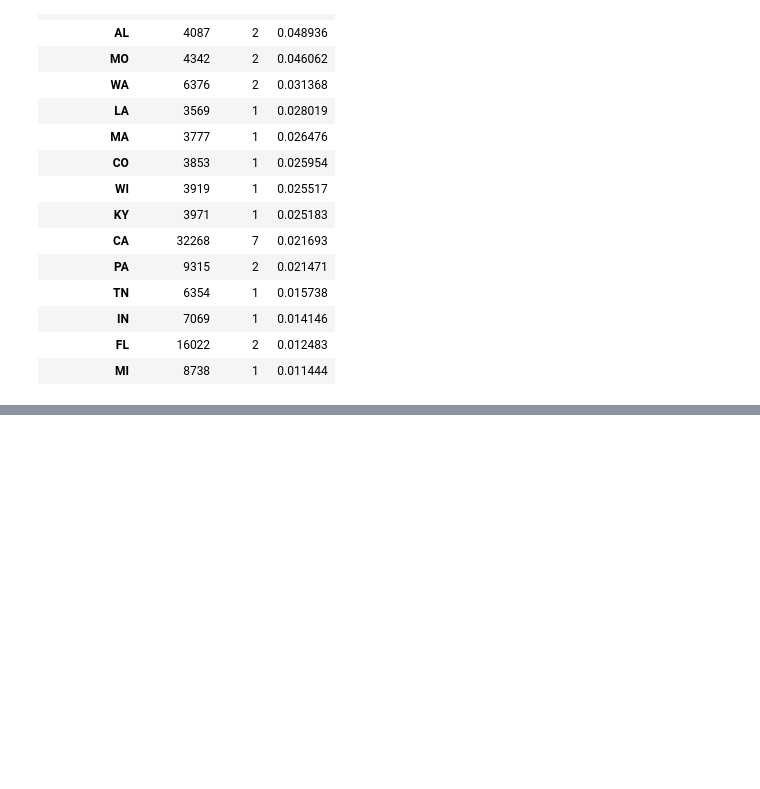
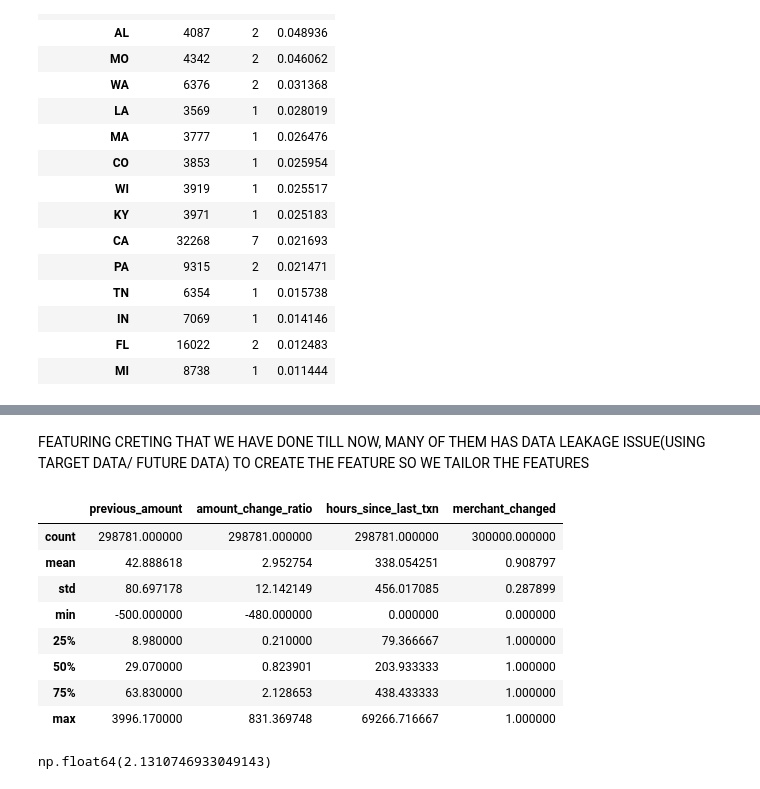
Before and after one commit to kumari-priyanka-22/Finance_ML_Project, a Jupyter notebook: Untitled.ipynb, the cells around one changed output, grey strips where cells are left out. Drawn from its saved outputs; the diff is of its cells as text; code cells hidden in the pictures; blank space fills up the shorter version.

Commit message:
final feature engineering , taken care of data leakage

```diff
--- a/Untitled.ipynb
+++ b/Untitled.ipynb
@@ -1204,0 +1410,3 @@ state_fraud_filtered.head(15)
+# %% [markdown]
+FEATURING CRETING THAT WE HAVE DONE TILL NOW, MANY OF THEM HAS DATA LEAKAGE ISSUE(USING TARGET DATA/ FUTURE DATA) TO CREATE THE FEATURE
+SO WE TAILOR THE FEATURES
@@ -1204,0 +1425,55 @@ state_fraud_filtered.head(15)
+# %%
+# Compare current transaction against immediately previous one.
+model_df['amount_change_ratio'] = (
+    model_df['amount']
+    /
+    (model_df['previous_amount'] + 1)   # =1 TO AVOID DIVISION BY 0
+)
+# %%
+# Time Since Last Transaction
+model_df['hours_since_last_txn'] = (
+    model_df.groupby('client_id')['date']
+    .diff()
+    .dt.total_seconds()
+    / 3600
+)
+# %%
+# Fraudsters frequently switch merchants.
+model_df['previous_merchant'] = (
+    model_df
+    .groupby('client_id')['merchant_id']
+    .shift(1)
+)
+# %%
+model_df['merchant_changed'] = (
+    model_df['merchant_id']
+    != model_df['previous_merchant']
+).astype(int)
+# %%
+model_df[
+    [
+        'previous_amount',
+        'amount_change_ratio',
+        'hours_since_last_txn',
+        'merchant_changed'
+    ]
+].describe()
+# %% [output]
+|  | previous_amount | amount_change_ratio | hours_since_last_txn | merchant_changed |
+| count | 298781.000000 | 298781.000000 | 298781.000000 | 300000.000000 |
+| mean | 42.888618 | 2.952754 | 338.054251 | 0.908797 |
+| std | 80.697178 | 12.142149 | 456.017085 | 0.287899 |
+| min | -500.000000 | -480.000000 | 0.000000 | 0.000000 |
+| 25% | 8.980000 | 0.210000 | 79.366667 | 1.000000 |
+| 50% | 29.070000 | 0.823901 | 203.933333 | 1.000000 |
+| 75% | 63.830000 | 2.128653 | 438.433333 | 1.000000 |
+| max | 3996.170000 | 831.369748 | 69266.716667 | 1.000000 |
+# %%
+# amount_changed_ratio is highly skewed (mean = 2.95, meadian = 0.8, max = 831) , outliers in data
+model_df['amount_change_ratio_capped'] = (
+    model_df['amount_change_ratio']
+    .clip(upper=20)
+)
+model_df['amount_change_ratio_capped'].mean()
+# %% [output]
+np.float64(2.1310746933049143)
```
Also changed, not shown: parts of 27 cells of this notebook.
